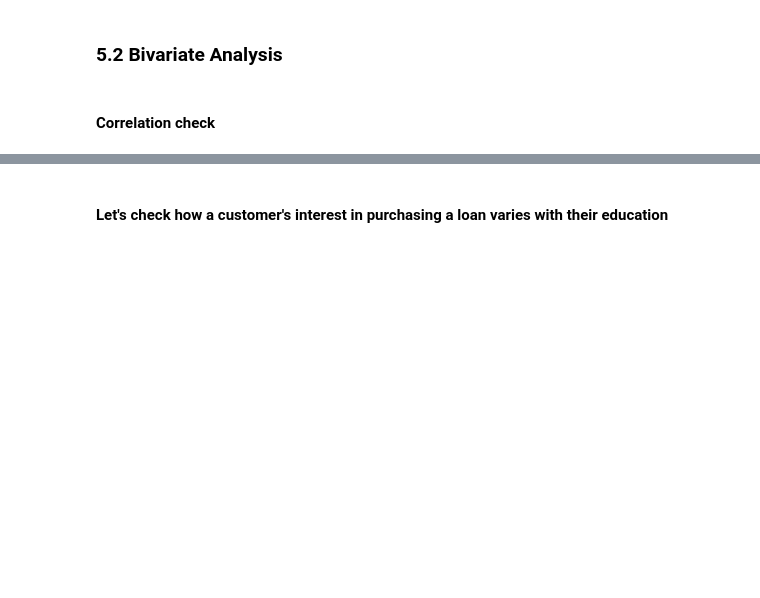
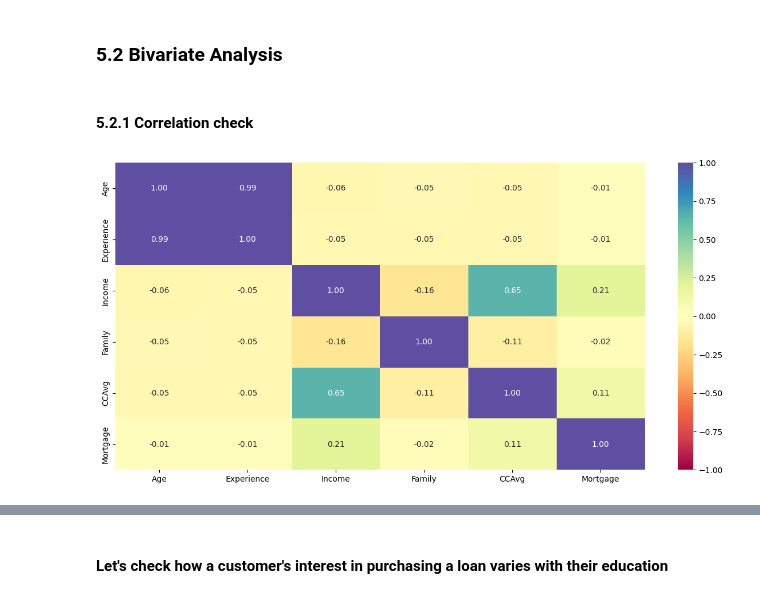
Before and after one commit to RashmiJK/PGP-AIML-PersonalLoan-ML, a Jupyter notebook: loan_purchase_modelling_dt.ipynb, the cells around one changed output, grey strips where cells are left out. Drawn from its saved outputs; the diff is of its cells as text; code cells hidden in the pictures; blank space fills up the shorter version.

```diff
--- a/loan_purchase_modelling_dt.ipynb
+++ b/loan_purchase_modelling_dt.ipynb
@@ -600,8 +598,10 @@ def distribution_plot_wrt_target(data, predictor, target):
     plt.tight_layout()
     plt.show()
 # %% [markdown]
-#### Correlation check
+#### 5.2.1 Correlation check
 # %%
 plt.figure(figsize=(15, 7))
-sns.heatmap(______.corr(numeric_only=True), annot=True, vmin=-1, vmax=1, fmt=".2f", cmap="Spectral") # Complete the code to get the heatmap of the data
+sns.heatmap(data.corr(numeric_only=True), annot=True, vmin=-1, vmax=1, fmt=".2f", cmap="Spectral")
 plt.show()
+# %% [output]
+[figure, added]
```
Also changed, not shown: parts of 6 cells of this notebook.
